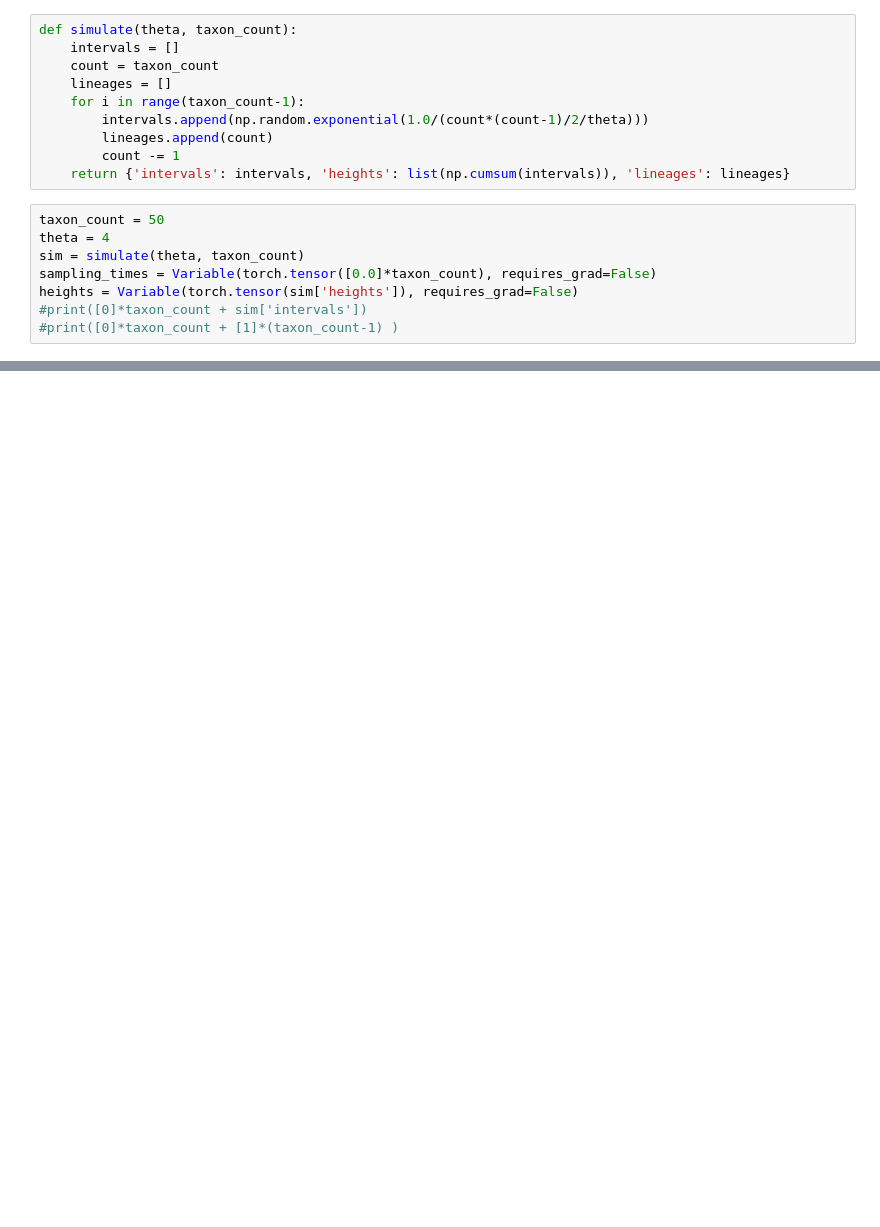
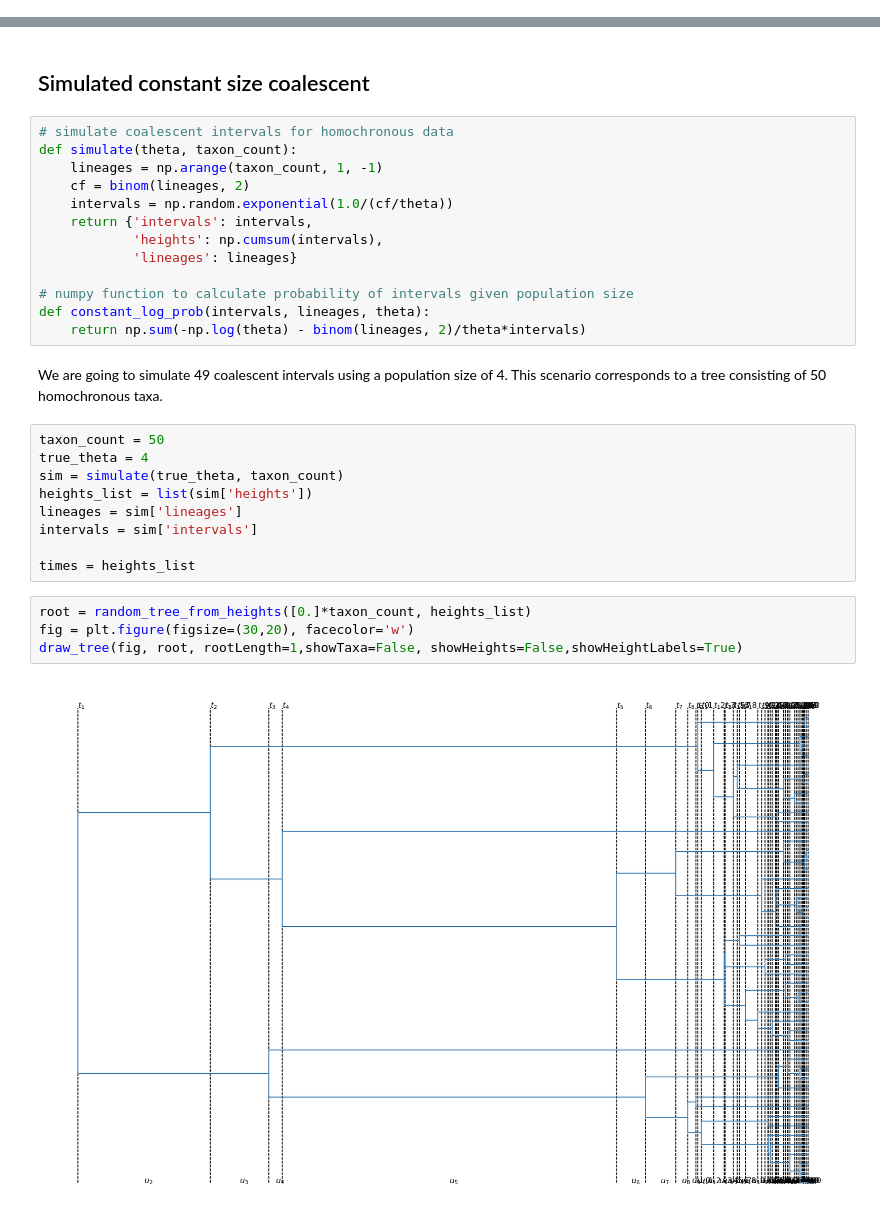
Before and after one commit to 4ment/torchtree, a Jupyter notebook: notebooks/coalescent.ipynb, the cells around one changed output, grey strips where cells are left out. Drawn from its saved outputs; the diff is of its cells as text; blank space fills up the shorter version.

```diff
--- a/notebooks/coalescent.ipynb
+++ b/notebooks/coalescent.ipynb
@@ -17,18 +0,0 @@ np.random.seed(0)
-# %%
-def simulate(theta, taxon_count):
-    intervals = []
-    count = taxon_count
-    lineages = []
-    for i in range(taxon_count-1):
-        intervals.append(np.random.exponential(1.0/(count*(count-1)/2/theta)))
-        lineages.append(count)
-        count -= 1
-    return {'intervals': intervals, 'heights': list(np.cumsum(intervals)), 'lineages': lineages}
-# %%
-taxon_count = 50
-theta = 4
-sim = simulate(theta, taxon_count)
-sampling_times = Variable(torch.tensor([0.0]*taxon_count), requires_grad=False)
-heights = Variable(torch.tensor(sim['heights']), requires_grad=False)
-#print([0]*taxon_count + sim['intervals'])
-#print([0]*taxon_count + [1]*(taxon_count-1) )
@@ -108,0 +70,32 @@ plt.show()
+# %% [markdown]
+## Simulated constant size coalescent
+# %%
+# simulate coalescent intervals for homochronous data
+def simulate(theta, taxon_count):
+    lineages = np.arange(taxon_count, 1, -1)
+    cf = binom(lineages, 2)
+    intervals = np.random.exponential(1.0/(cf/theta))
+    return {'intervals': intervals,
+            'heights': np.cumsum(intervals),
+            'lineages': lineages}
+
+# numpy function to calculate probability of intervals given population size
+def constant_log_prob(intervals, lineages, theta):
+    return np.sum(-np.log(theta) - binom(lineages, 2)/theta*intervals)
+# %% [markdown]
+We are going to simulate 49 coalescent intervals using a population size of 4.  This scenario corresponds to a tree consisting of 50 homochronous taxa.
+# %%
+taxon_count = 50
+true_theta = 4
+sim = simulate(true_theta, taxon_count)
+heights_list = list(sim['heights'])
+lineages = sim['lineages']
+intervals = sim['intervals']
+
+times = heights_list
+# %%
+root = random_tree_from_heights([0.]*taxon_count, heights_list)
+fig = plt.figure(figsize=(30,20), facecolor='w')
+draw_tree(fig, root, rootLength=1,showTaxa=False, showHeights=False,showHeightLabels=True)
+# %% [output]
+[figure, added]
```
Also changed, not shown: parts of 84 cells of this notebook, 5 other files.
